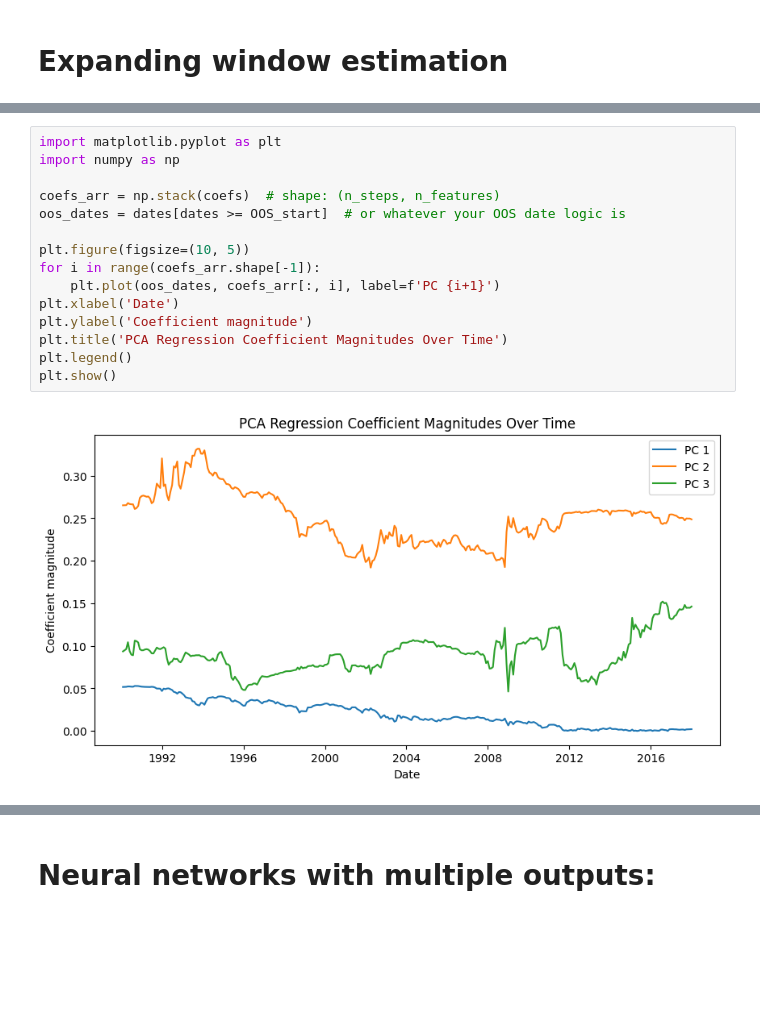
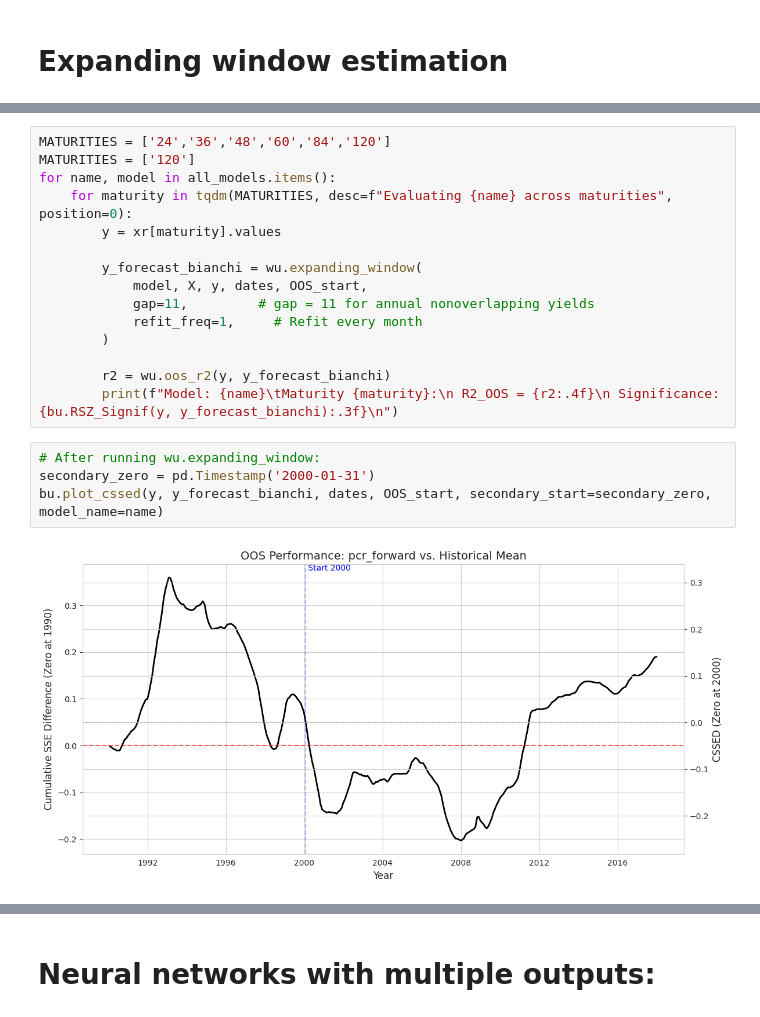
Before and after one commit to ulriktandberg/TIO4900-Replication, a Jupyter notebook: notebooks/init.ipynb, the cells around one changed output, grey strips where cells are left out. Drawn from its saved outputs; the diff is of its cells as text; blank space fills up the shorter version.

```diff
--- a/notebooks/init.ipynb
+++ b/notebooks/init.ipynb
@@ -143,17 +163,21 @@ Running PCA...
+# %%
+MATURITIES = ['24','36','48','60','84','120']
+MATURITIES = ['120']
+for name, model in all_models.items():
+    for maturity in tqdm(MATURITIES, desc=f"Evaluating {name} across maturities", position=0):
+        y = xr[maturity].values
+
+        y_forecast_bianchi = wu.expanding_window(
+            model, X, y, dates, OOS_start,
+            gap=11,         # gap = 11 for annual nonoverlapping yields
+            refit_freq=1,     # Refit every month
+        )
+
+        r2 = wu.oos_r2(y, y_forecast_bianchi)
+        print(f"Model: {name}\tMaturity {maturity}:\n R2_OOS = {r2:.4f}\n Significance: {bu.RSZ_Signif(y, y_forecast_bianchi):.3f}\n")
 # %%
-import matplotlib.pyplot as plt
-import numpy as np
-
-coefs_arr = np.stack(coefs)  # shape: (n_steps, n_features)
-oos_dates = dates[dates >= OOS_start]  # or whatever your OOS date logic is
-
-plt.figure(figsize=(10, 5))
-for i in range(coefs_arr.shape[-1]):
-    plt.plot(oos_dates, coefs_arr[:, i], label=f'PC {i+1}')
-plt.xlabel('Date')
-plt.ylabel('Coefficient magnitude')
-plt.title('PCA Regression Coefficient Magnitudes Over Time')
-plt.legend()
-plt.show()
+# After running wu.expanding_window:
+secondary_zero = pd.Timestamp('2000-01-31')
+bu.plot_cssed(y, y_forecast_bianchi, dates, OOS_start, secondary_start=secondary_zero, model_name=name)
 # %% [output]
-[figure, old version]
+[figure, new version]
```
Also changed, not shown: parts of 12 cells of this notebook, 10 other files.
